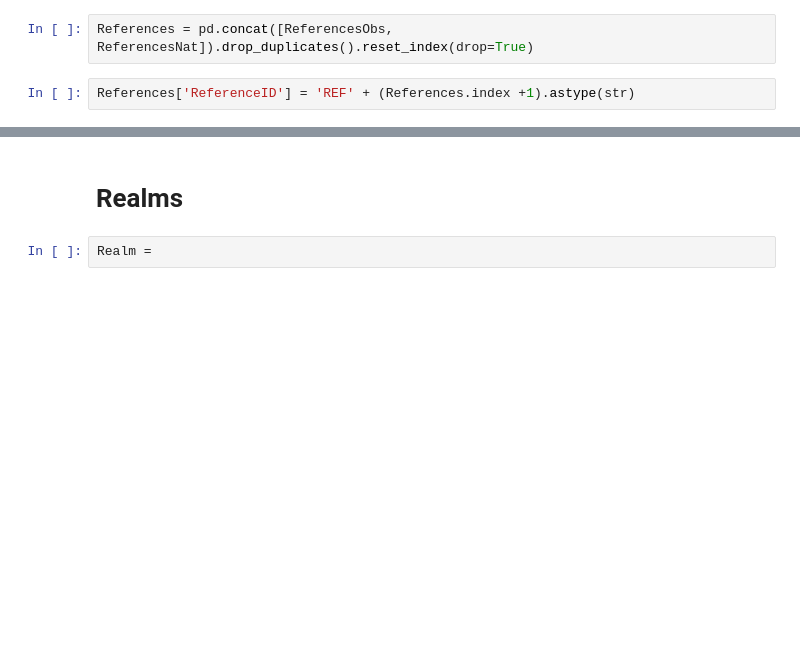
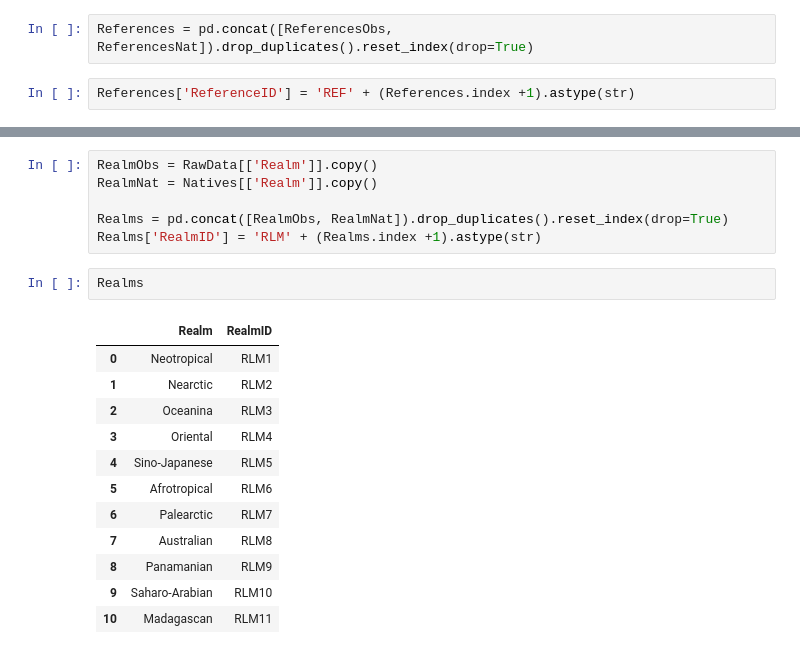
Before and after one commit to hncouto/Global_Database_on_Non-native_Lepidoptera, a Jupyter notebook: DatabaseCreation.ipynb, the cells around one changed output, grey strips where cells are left out. Cells and saved outputs as stored; diff of their text form; blank space fills up the shorter version.

```diff
--- a/DatabaseCreation.ipynb
+++ b/DatabaseCreation.ipynb
@@ -122,4 +128,21 @@ References
-# %% [markdown]
-# Realms
 # %%
-Realm =
+RealmObs = RawData[['Realm']].copy()
+RealmNat = Natives[['Realm']].copy()
+
+Realms = pd.concat([RealmObs, RealmNat]).drop_duplicates().reset_index(drop=True)
+Realms['RealmID'] = 'RLM' + (Realms.index +1).astype(str)
+# %%
+Realms
+# %% [output]
+|  | Realm | RealmID |
+| 0 | Neotropical | RLM1 |
+| 1 | Nearctic | RLM2 |
+| 2 | Oceanina | RLM3 |
+| 3 | Oriental | RLM4 |
+| 4 | Sino-Japanese | RLM5 |
+| 5 | Afrotropical | RLM6 |
+| 6 | Palearctic | RLM7 |
+| 7 | Australian | RLM8 |
+| 8 | Panamanian | RLM9 |
+| 9 | Saharo-Arabian | RLM10 |
+| 10 | Madagascan | RLM11 |
```
Also changed, not shown: parts of 8 cells of this notebook.
